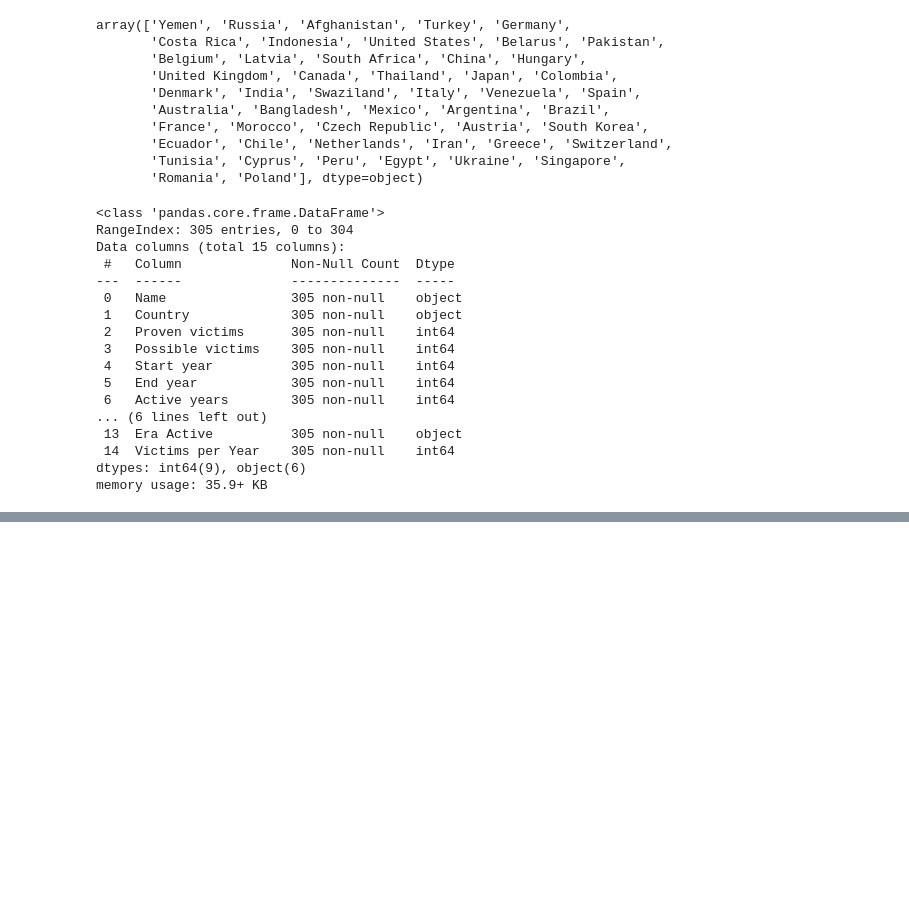
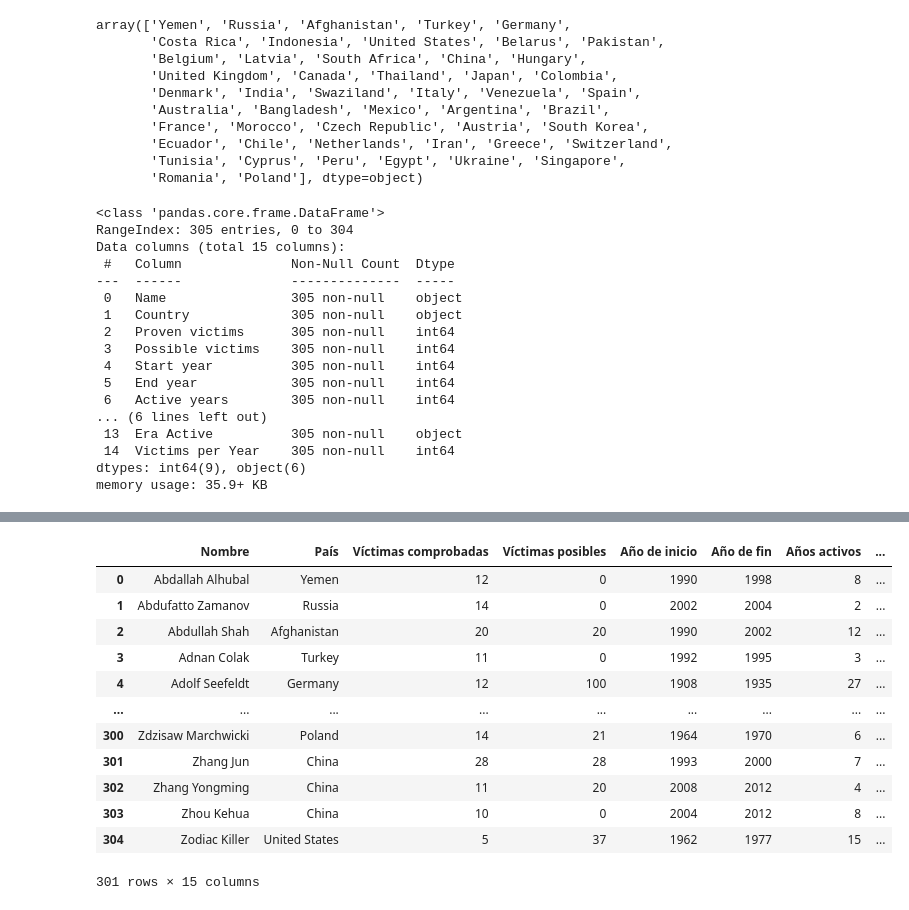
Before and after one commit to Ariana-Papantonio/promoK-modulo4-sprint2-pair-programming-rosana-ariana, a Jupyter notebook: EDA_serial_killers.ipynb, the cells around one changed output, grey strips where cells are left out. Saved outputs shown, nothing was run; the diff lists cells and outputs as text; code cells hidden in the pictures; blank space fills up the shorter version.

```diff
--- a/EDA_serial_killers.ipynb
+++ b/EDA_serial_killers.ipynb
@@ -1733,3 +1859,6 @@ memory usage: 35.9+ KB
 # %%
 ## Pasar a csv
 df_serial_killers_final.to_csv('Serial_Killers.csv')
+# %%
+df_IQ = pd.read_csv('C:/Users/arian/Documents/Adalab/Modulo 4/Pair_programming/promoK-modulo4-sprint2-pair-programming-rosana-ariana/serial_killers_iq.csv')
+df_IQ
@@ -1735,0 +1879,4 @@ df_serial_killers_final.to_csv('Serial_Killers.csv')
+# %%
+matching_names = df_serial_killers_final[df_serial_killers_final['Nombre'].isin(df_IQ['Nombre'])]
+non_matching_in_df1 = df_serial_killers_final[~df_serial_killers_final['Nombre'].isin(df_IQ['Nombre'])]
+non_matching_in_df2 = df_IQ[~df_IQ['Nombre'].isin(df_serial_killers_final['Nombre'])]
@@ -1735,0 +1891,16 @@ df_serial_killers_final.to_csv('Serial_Killers.csv')
+# %%
+non_matching_in_df1
+# %% [output]
+|  | Nombre | País | Víctimas comprobadas | Víctimas posibles | Año de inicio | Año de fin | Años activos | ... |
+| 0 | Abdallah Alhubal | Yemen | 12 | 0 | 1990 | 1998 | 8 | ... |
+| 1 | Abdufatto Zamanov | Russia | 14 | 0 | 2002 | 2004 | 2 | ... |
+| 2 | Abdullah Shah | Afghanistan | 20 | 20 | 1990 | 2002 | 12 | ... |
+| 3 | Adnan Colak | Turkey | 11 | 0 | 1992 | 1995 | 3 | ... |
+| 4 | Adolf Seefeldt | Germany | 12 | 100 | 1908 | 1935 | 27 | ... |
+| ... | ... | ... | ... | ... | ... | ... | ... | ... |
+| 300 | Zdzisaw Marchwicki | Poland | 14 | 21 | 1964 | 1970 | 6 | ... |
+| 301 | Zhang Jun | China | 28 | 28 | 1993 | 2000 | 7 | ... |
+| 302 | Zhang Yongming | China | 11 | 20 | 2008 | 2012 | 4 | ... |
+| 303 | Zhou Kehua | China | 10 | 0 | 2004 | 2012 | 8 | ... |
+| 304 | Zodiac Killer | United States | 5 | 37 | 1962 | 1977 | 15 | ... |
+301 rows × 15 columns
```
Also changed, not shown: parts of 39 cells of this notebook, 3 other files.
